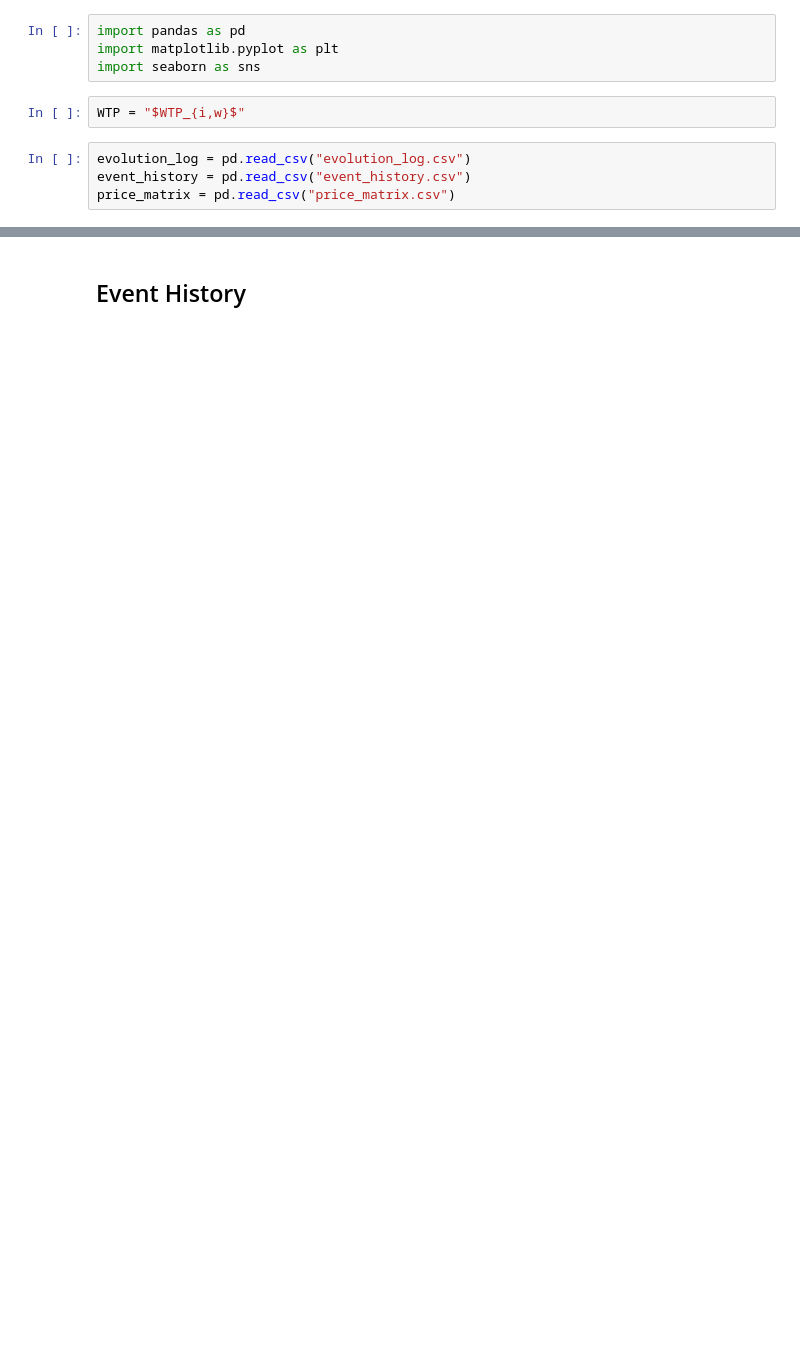
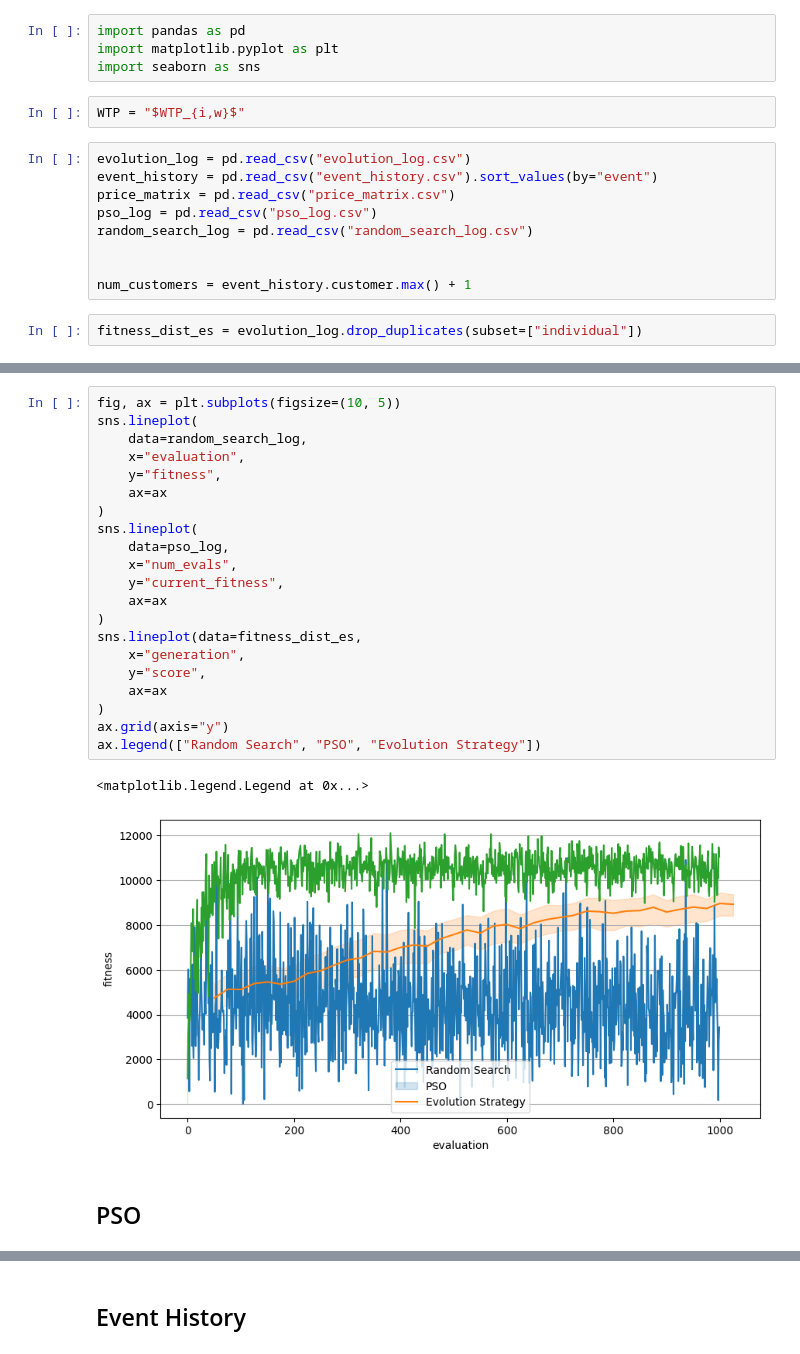
Before and after one commit to LaurinBrechter/personalized-pricing, a Jupyter notebook: results/results_analysis.ipynb, the cells around one changed output, grey strips where cells are left out. Drawn from its saved outputs; the diff is of its cells as text; blank space fills up the shorter version.

Commit message:
add random search

```diff
--- a/results/results_analysis.ipynb
+++ b/results/results_analysis.ipynb
@@ -6,5 +6,12 @@ import seaborn as sns
 WTP = "$WTP_{i,w}$"
 # %%
 evolution_log = pd.read_csv("evolution_log.csv")
-event_history = pd.read_csv("event_history.csv")
+event_history = pd.read_csv("event_history.csv").sort_values(by="event")
 price_matrix = pd.read_csv("price_matrix.csv")
+pso_log = pd.read_csv("pso_log.csv")
+random_search_log = pd.read_csv("random_search_log.csv")
+
+
+num_customers = event_history.customer.max() + 1
+# %%
+fitness_dist_es = evolution_log.drop_duplicates(subset=["individual"])
@@ -10,0 +48,26 @@ price_matrix = pd.read_csv("price_matrix.csv")
+# %%
+fig, ax = plt.subplots(figsize=(10, 5))
+sns.lineplot(
+    data=random_search_log,
+    x="evaluation",
+    y="fitness",
+    ax=ax
+)
+sns.lineplot(
+    data=pso_log,
+    x="num_evals",
+    y="current_fitness",
+    ax=ax
+)
+sns.lineplot(data=fitness_dist_es,
+    x="generation",
+    y="score",
+    ax=ax
+)
+ax.grid(axis="y")
+ax.legend(["Random Search", "PSO", "Evolution Strategy"])
+# %% [output]
+<matplotlib.legend.Legend at 0x...>
+[figure, added]
+# %% [markdown]
+## PSO
```
Also changed, not shown: parts of 12 cells of this notebook, 10 other files.
